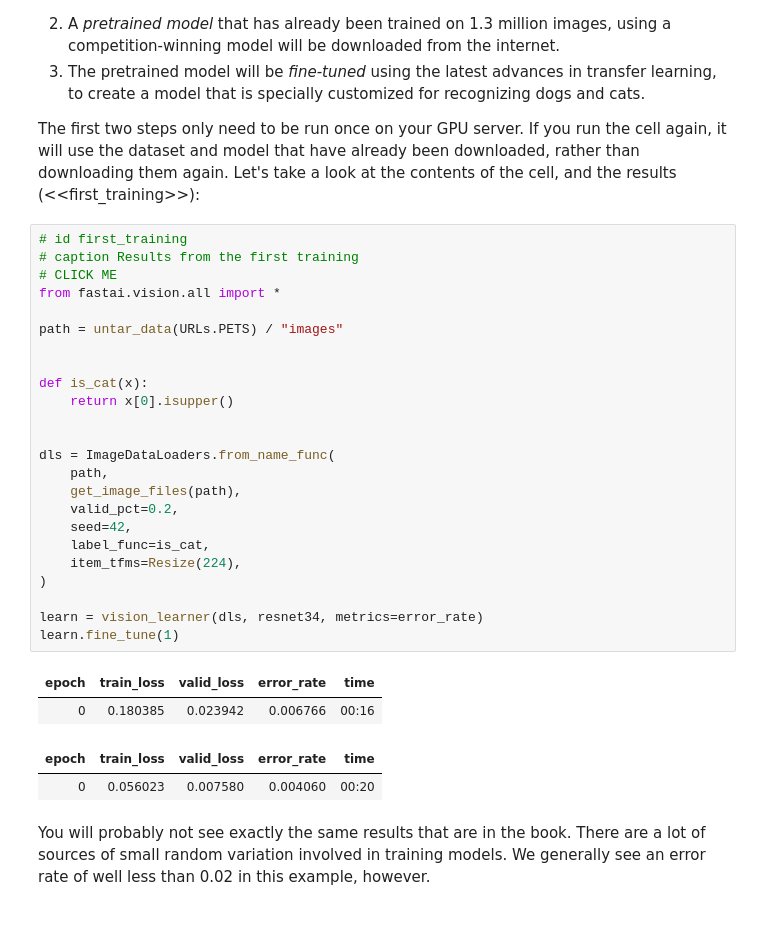
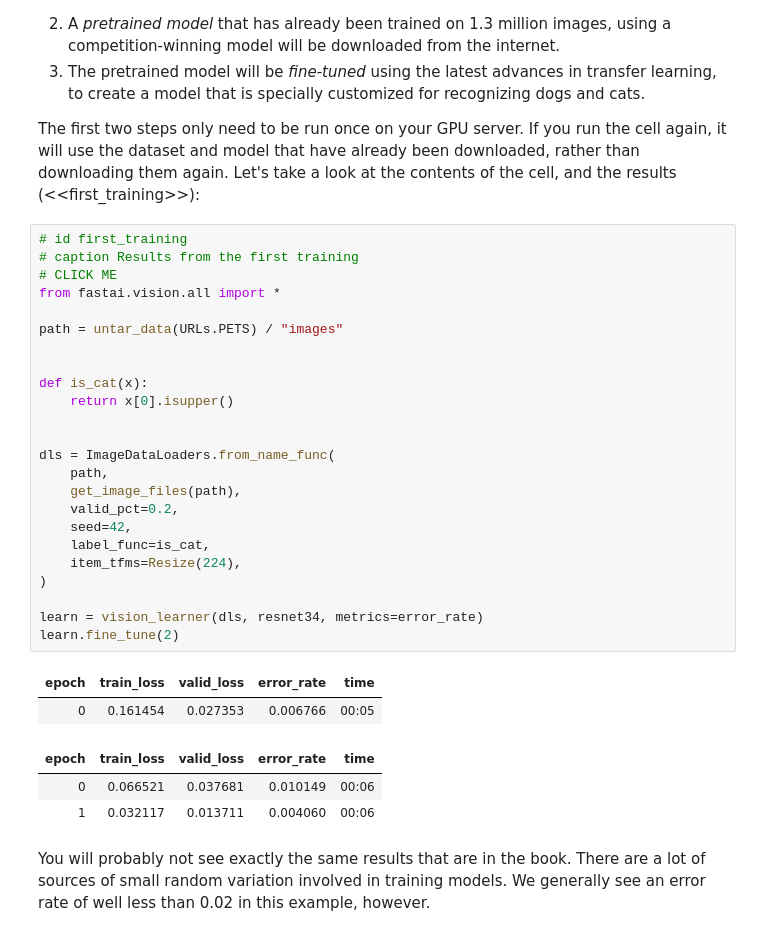
Before and after one commit to jiahaoxiang2000/fastbook, a Jupyter notebook: 01_intro.ipynb, the cells around one changed output. Drawn from its saved outputs; the diff is of its cells as text.

```diff
--- a/01_intro.ipynb
+++ b/01_intro.ipynb
@@ -223,32 +223,33 @@ The first two steps only need to be run once on your GPU server. If you run the
 # %%
 # id first_training
 # caption Results from the first training
 # CLICK ME
 from fastai.vision.all import *
 
 path = untar_data(URLs.PETS) / "images"
 
 
 def is_cat(x):
     return x[0].isupper()
 
 
 dls = ImageDataLoaders.from_name_func(
     path,
     get_image_files(path),
     valid_pct=0.2,
     seed=42,
     label_func=is_cat,
     item_tfms=Resize(224),
 )
 
 learn = vision_learner(dls, resnet34, metrics=error_rate)
-learn.fine_tune(1)
+learn.fine_tune(2)
 # %% [output]
 | epoch | train_loss | valid_loss | error_rate | time |
-| 0 | 0.180385 | 0.023942 | 0.006766 | 00:16 |
+| 0 | 0.161454 | 0.027353 | 0.006766 | 00:05 |
 | epoch | train_loss | valid_loss | error_rate | time |
-| 0 | 0.056023 | 0.007580 | 0.004060 | 00:20 |
+| 0 | 0.066521 | 0.037681 | 0.010149 | 00:06 |
+| 1 | 0.032117 | 0.013711 | 0.004060 | 00:06 |
 # %% [markdown]
 You will probably not see exactly the same results that are in the book. There are a lot of sources of small random variation involved in training models. We generally see an error rate of well less than 0.02 in this example, however.
 # %% [markdown]
```
